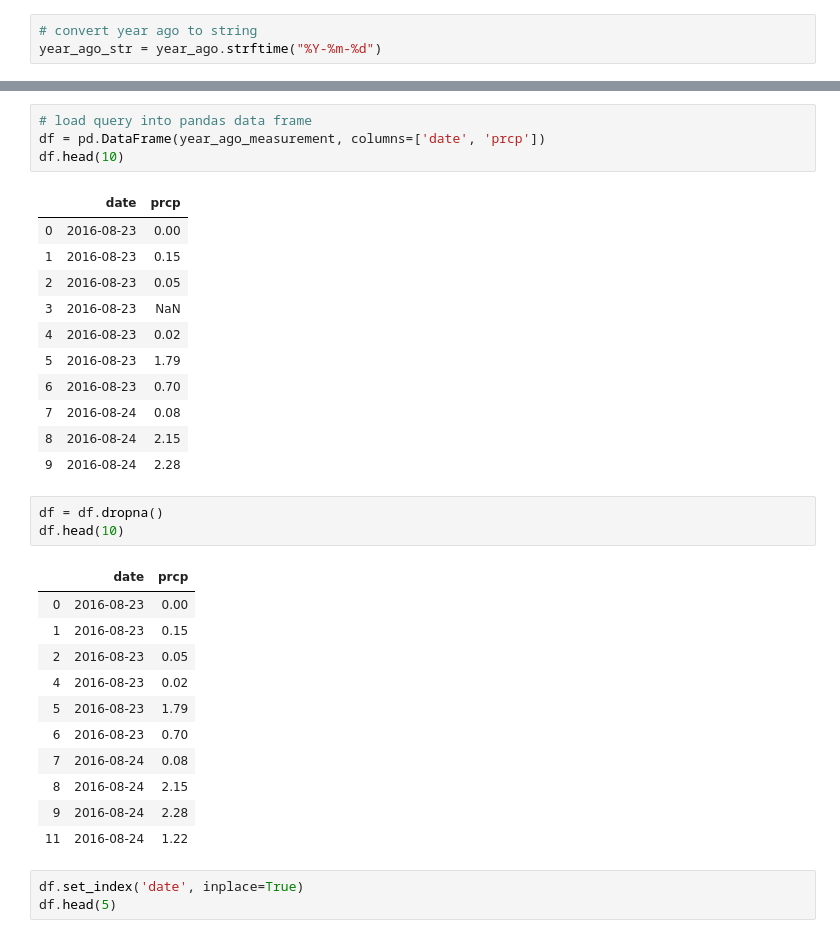
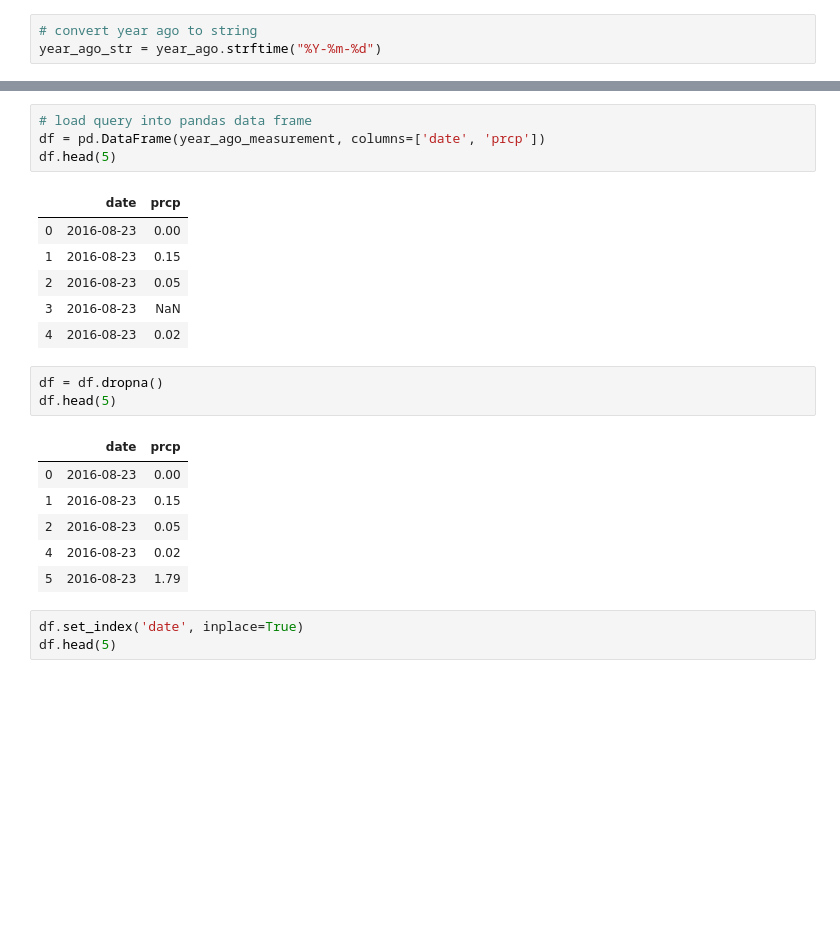
Before and after one commit to tduongas/sqlalchemy-challenge, a Jupyter notebook: climate_starter.ipynb, the cells around one changed output, grey strips where cells are left out. Saved outputs shown, nothing was run; the diff lists cells and outputs as text; blank space fills up the shorter version.

```diff
--- a/climate_starter.ipynb
+++ b/climate_starter.ipynb
@@ -101,22 +102,17 @@ year_ago_measurement
 # %%
 # load query into pandas data frame
 df = pd.DataFrame(year_ago_measurement, columns=['date', 'prcp'])
-df.head(10)
+df.head(5)
 # %% [output]
 |  | date | prcp |
 | 0 | 2016-08-23 | 0.00 |
 | 1 | 2016-08-23 | 0.15 |
 | 2 | 2016-08-23 | 0.05 |
 | 3 | 2016-08-23 | NaN |
 | 4 | 2016-08-23 | 0.02 |
-| 5 | 2016-08-23 | 1.79 |
-| 6 | 2016-08-23 | 0.70 |
-| 7 | 2016-08-24 | 0.08 |
-| 8 | 2016-08-24 | 2.15 |
-| 9 | 2016-08-24 | 2.28 |
 # %%
 df = df.dropna()
-df.head(10)
+df.head(5)
 # %% [output]
 |  | date | prcp |
 | 0 | 2016-08-23 | 0.00 |
@@ -124,11 +120,6 @@ df.head(10)
 | 2 | 2016-08-23 | 0.05 |
 | 4 | 2016-08-23 | 0.02 |
 | 5 | 2016-08-23 | 1.79 |
-| 6 | 2016-08-23 | 0.70 |
-| 7 | 2016-08-24 | 0.08 |
-| 8 | 2016-08-24 | 2.15 |
-| 9 | 2016-08-24 | 2.28 |
-| 11 | 2016-08-24 | 1.22 |
 # %%
 df.set_index('date', inplace=True)
 df.head(5)
```
Also changed, not shown: parts of 13 cells of this notebook.
